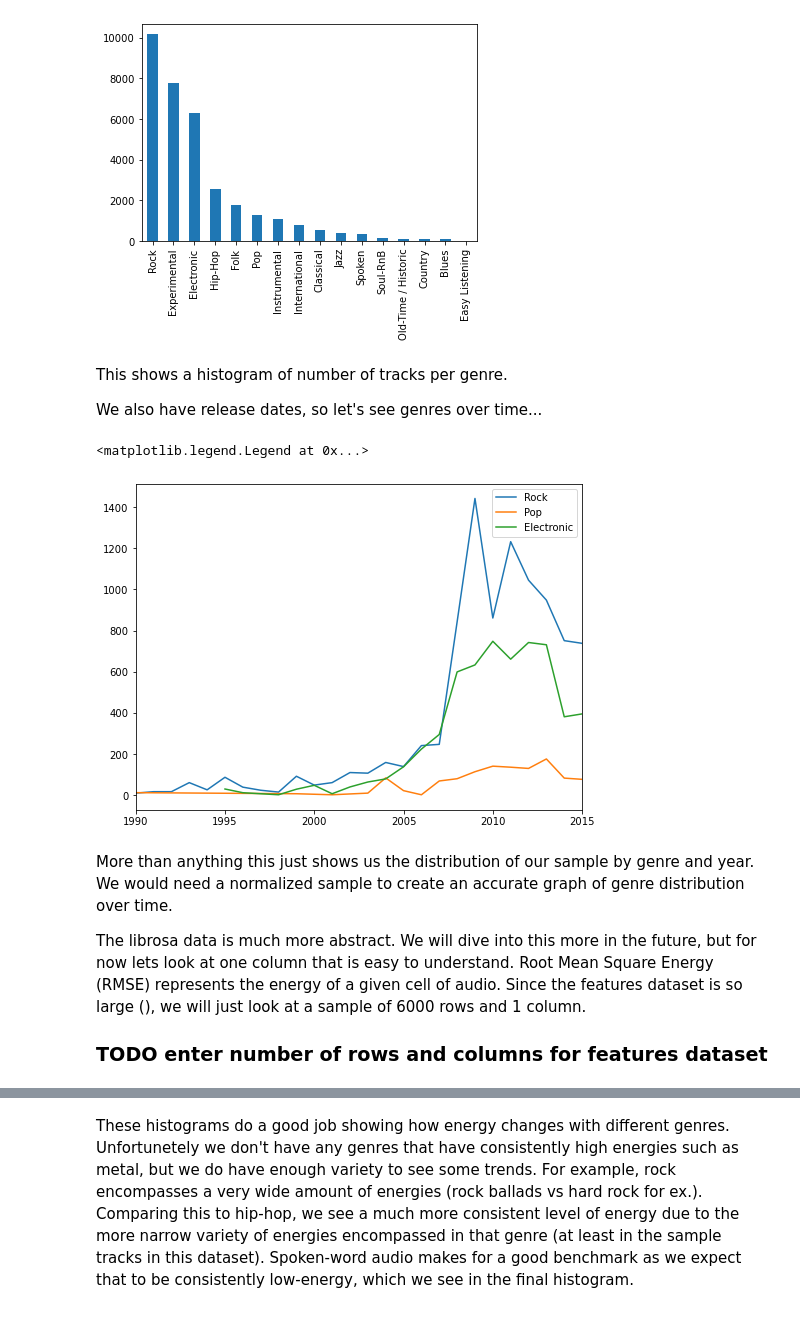
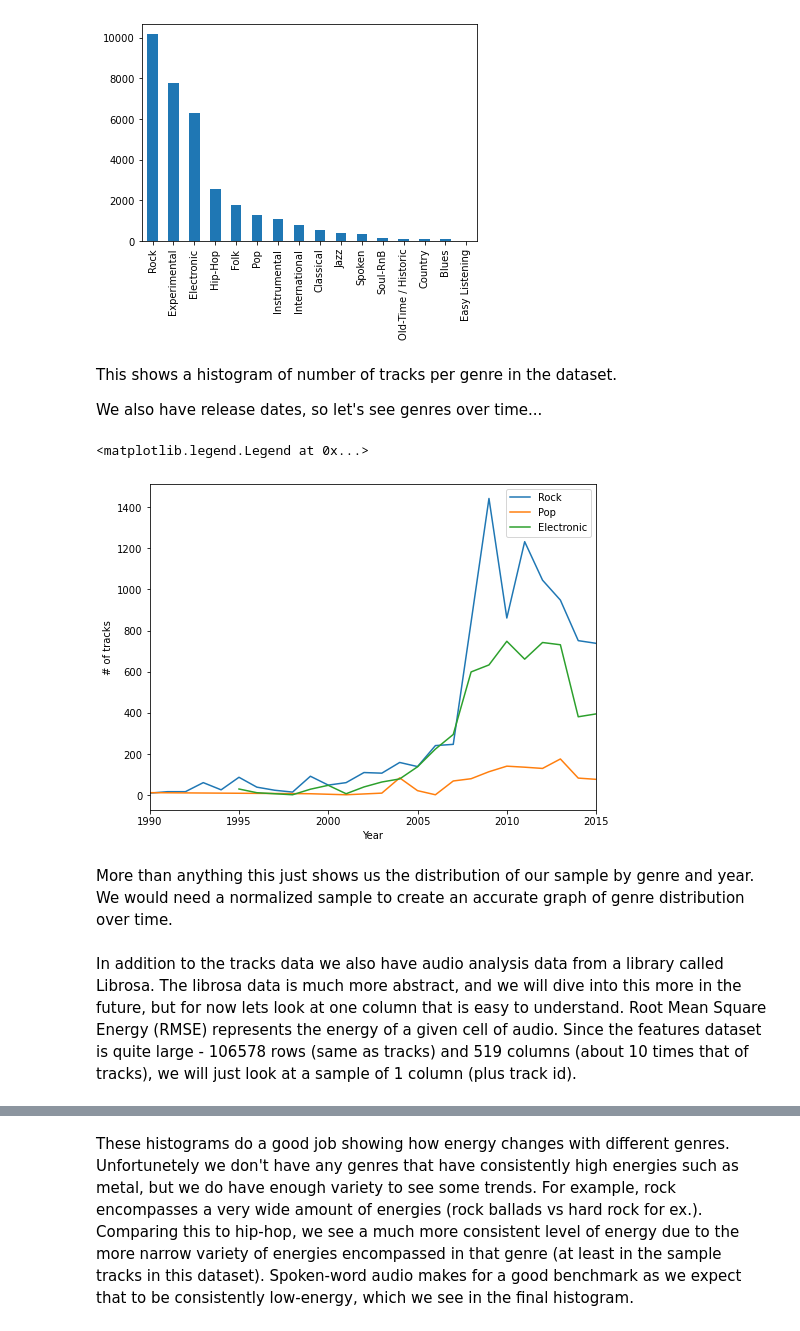
Before and after one commit to Rock-it-science/project-group17-project, a Jupyter notebook: notebooks/analysis1.ipynb, the cells around one changed output, grey strips where cells are left out. Drawn from its saved outputs; the diff is of its cells as text; code cells hidden in the pictures.

```diff
--- a/notebooks/analysis1.ipynb
+++ b/notebooks/analysis1.ipynb
@@ -87,39 +88,41 @@ genre_sizes.plot(kind='bar')
 <AxesSubplot:>
 [figure]
 # %% [markdown]
-This shows a histogram of number of tracks per genre.
+This shows a histogram of number of tracks per genre in the dataset.
 
 We also have release dates, so let's see genres over time...
 # %%
 plt.figure(figsize=(8,6))
 
 # Add column that is just year
 track_subset['year'] = pd.DatetimeIndex(track_subset['release date']).year
 
 # Get value counts of year and genre together
 genres_years = track_subset[['year', 'genre']]
 genres_years  = pd.DataFrame(track_subset[['year', 'genre']].value_counts()).reset_index().rename(columns={0: 'count'}).sort_values(['year', 'genre'])
 
 #plt.plot(genres_years.loc[genres_years['genre'] == 'Rock', 'year'], genres_years.loc[genres_years['genre'] == 'Rock', 'count'])
 # Plot number of tracks per year by genre
 # for g in genres_years['genre'].unique():
 for g in ['Rock', 'Pop', 'Electronic']:
     plt.plot(genres_years.loc[genres_years['genre'] == g, 'year'], genres_years.loc[genres_years['genre'] == g, 'count'], label=g)
 
 # Most of our data is between 1990 and 2015
 plt.xlim([1990, 2015])
 
+# Lables
+plt.xlabel('Year')
+plt.ylabel('# of tracks')
+
 # Show legend
 plt.legend()
 # %% [output]
 <matplotlib.legend.Legend at 0x...>
-[figure, old version]
+[figure, new version]
+# %% [markdown]
+More than anything this just shows us the distribution of our sample by genre and year. We would need a normalized sample to create an accurate graph of genre distribution over time.
 # %% [markdown]
-More than anything this just shows us the distribution of our sample by genre and year. We would need a normalized sample to create an accurate graph of genre distribution over time.
-
-
-The librosa data is much more abstract. We will dive into this more in the future, but for now lets look at one column that is easy to understand.
+In addition to the tracks data we also have audio analysis data from a library called Librosa. The librosa data is much more abstract, and we will dive into this more in the future, but for now lets look at one column that is easy to understand.
 Root Mean Square Energy (RMSE) represents the energy of a given cell of audio.
-Since the features dataset is so large (), we will just look at a sample of 6000 rows and 1 column.
-### TODO enter number of rows and columns for features dataset
+Since the features dataset is quite large - 106578 rows (same as tracks) and 519 columns (about 10 times that of tracks), we will just look at a sample of 1 column (plus track id).
 # %%
```
Also changed, not shown: parts of 22 cells of this notebook, 1 other file.
